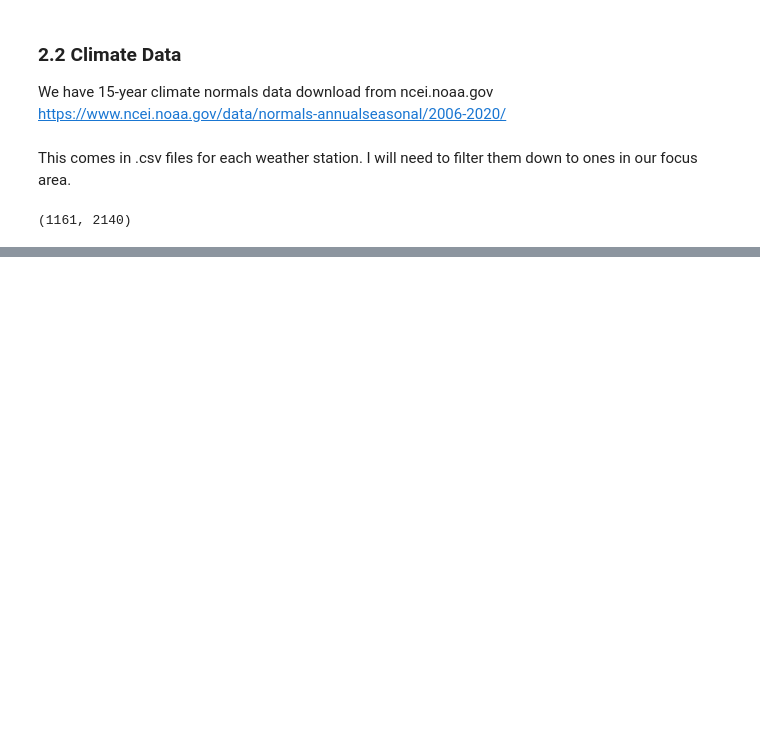
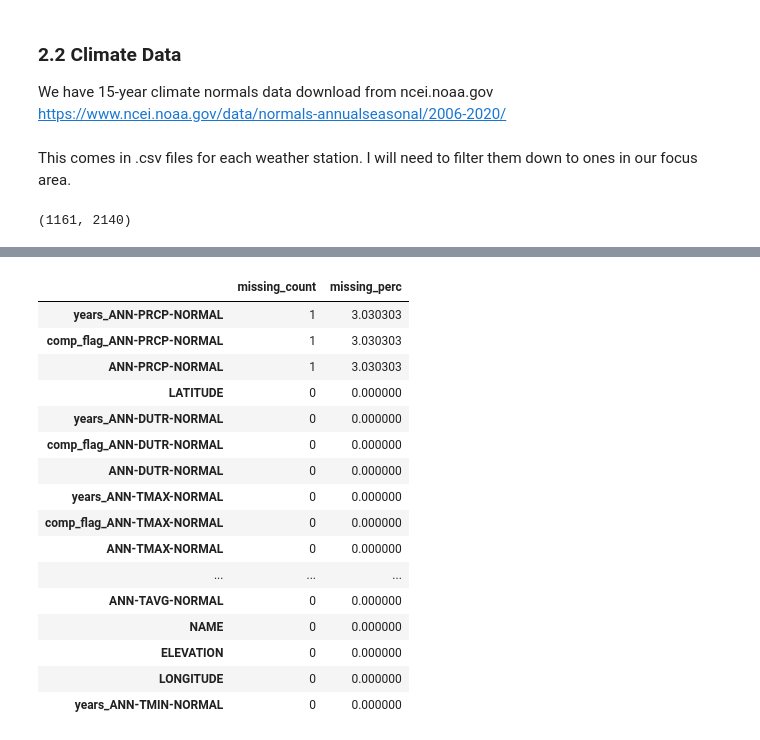
Before and after one commit to BrettlyCD/seattle-trees-project, a Jupyter notebook: 01_data_wrangling_st.ipynb, the cells around one changed output, grey strips where cells are left out. Saved outputs shown, nothing was run; the diff lists cells and outputs as text; code cells hidden in the pictures; blank space fills up the shorter version.

```diff
--- a/01_data_wrangling_st.ipynb
+++ b/01_data_wrangling_st.ipynb
@@ -442,0 +461,23 @@ climate_normals.head()
+# %%
+#create dataframe with each column, missing records count, and missing percent
+missing_cl = pd.concat([wa_climate.isna().sum(), 100 * wa_climate.isna().mean()], axis=1)
+missing_cl.columns=['missing_count', 'missing_perc']
+missing_cl.sort_values(by='missing_count', ascending=False)
+# %% [output]
+|  | missing_count | missing_perc |
+| years_ANN-PRCP-NORMAL | 1 | 3.030303 |
+| comp_flag_ANN-PRCP-NORMAL | 1 | 3.030303 |
+| ANN-PRCP-NORMAL | 1 | 3.030303 |
+| LATITUDE | 0 | 0.000000 |
+| years_ANN-DUTR-NORMAL | 0 | 0.000000 |
+| comp_flag_ANN-DUTR-NORMAL | 0 | 0.000000 |
+| ANN-DUTR-NORMAL | 0 | 0.000000 |
+| years_ANN-TMAX-NORMAL | 0 | 0.000000 |
+| comp_flag_ANN-TMAX-NORMAL | 0 | 0.000000 |
+| ANN-TMAX-NORMAL | 0 | 0.000000 |
+| ... | ... | ... |
+| ANN-TAVG-NORMAL | 0 | 0.000000 |
+| NAME | 0 | 0.000000 |
+| ELEVATION | 0 | 0.000000 |
+| LONGITUDE | 0 | 0.000000 |
+| years_ANN-TMIN-NORMAL | 0 | 0.000000 |
```
Also changed, not shown: parts of 18 cells of this notebook.
